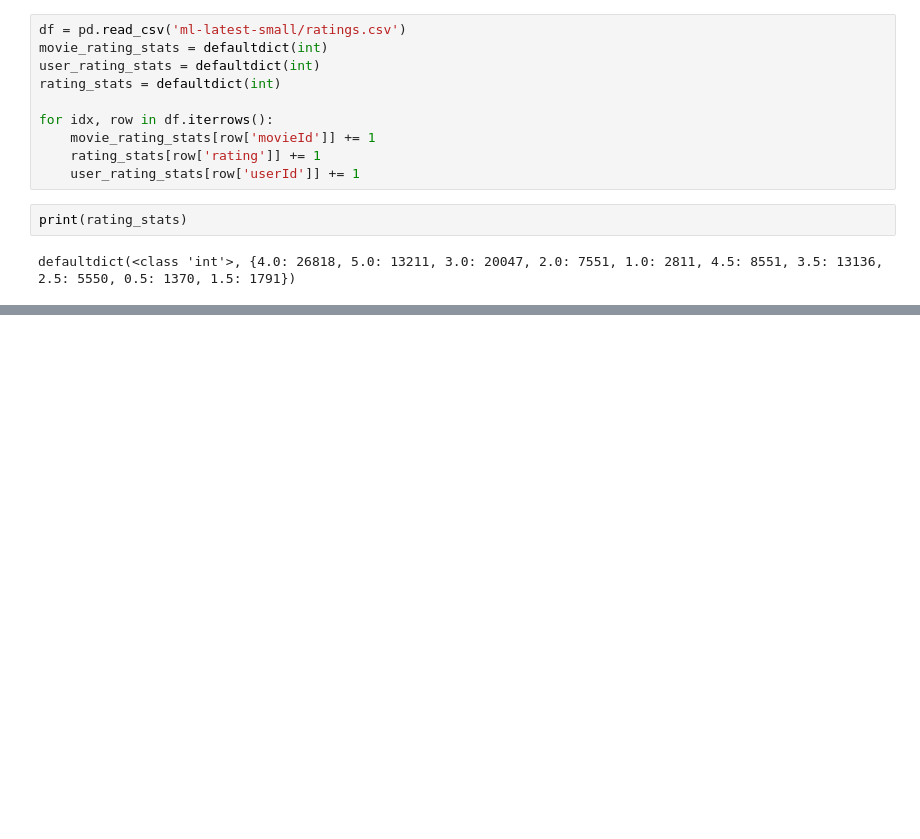
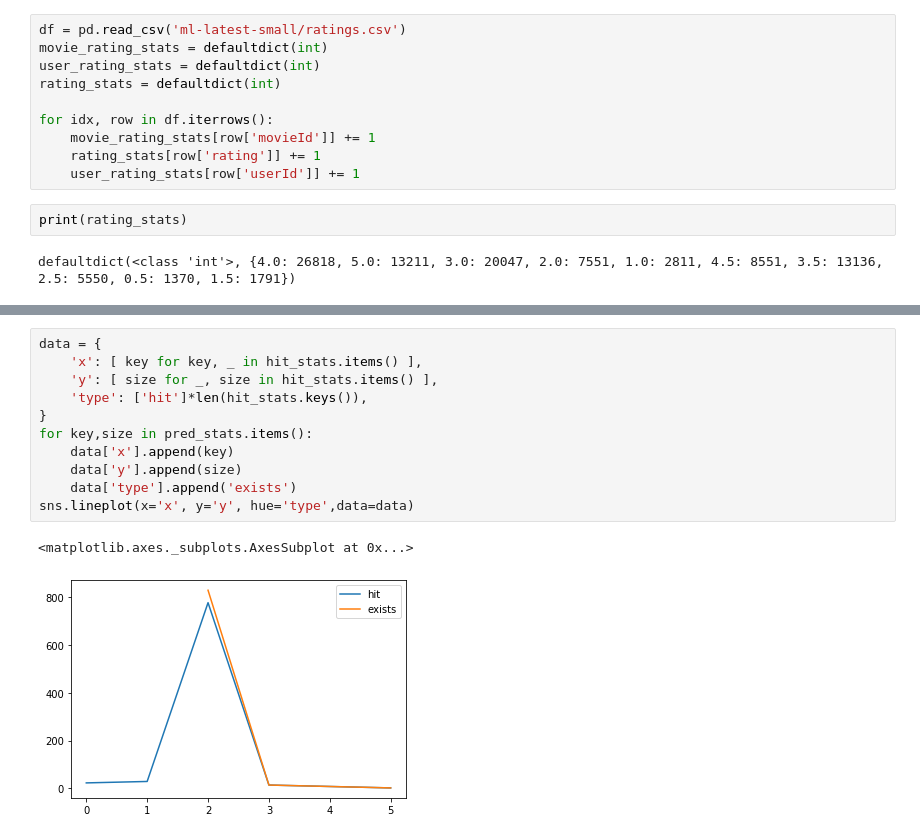
Before and after one commit to theblackcat102/who-wants-to-join, a Jupyter notebook: neighbour degree.ipynb, the cells around one changed output, grey strips where cells are left out. Saved outputs shown, nothing was run; the diff lists cells and outputs as text; blank space fills up the shorter version.

```diff
--- a/neighbour degree.ipynb
+++ b/neighbour degree.ipynb
@@ -255,0 +493,14 @@ defaultdict(<class 'int'>, {4.0: 26818, 5.0: 13211, 3.0: 20047, 2.0: 7551, 1.0:
+# %%
+data = {
+    'x': [ key for key, _ in hit_stats.items() ],
+    'y': [ size for _, size in hit_stats.items() ],
+    'type': ['hit']*len(hit_stats.keys()),
+}
+for key,size in pred_stats.items():
+    data['x'].append(key)
+    data['y'].append(size)
+    data['type'].append('exists')
+sns.lineplot(x='x', y='y', hue='type',data=data)
+# %% [output]
+<matplotlib.axes._subplots.AxesSubplot at 0x...>
+[figure, added]
```
Also changed, not shown: parts of 21 cells of this notebook, 3 other files.
